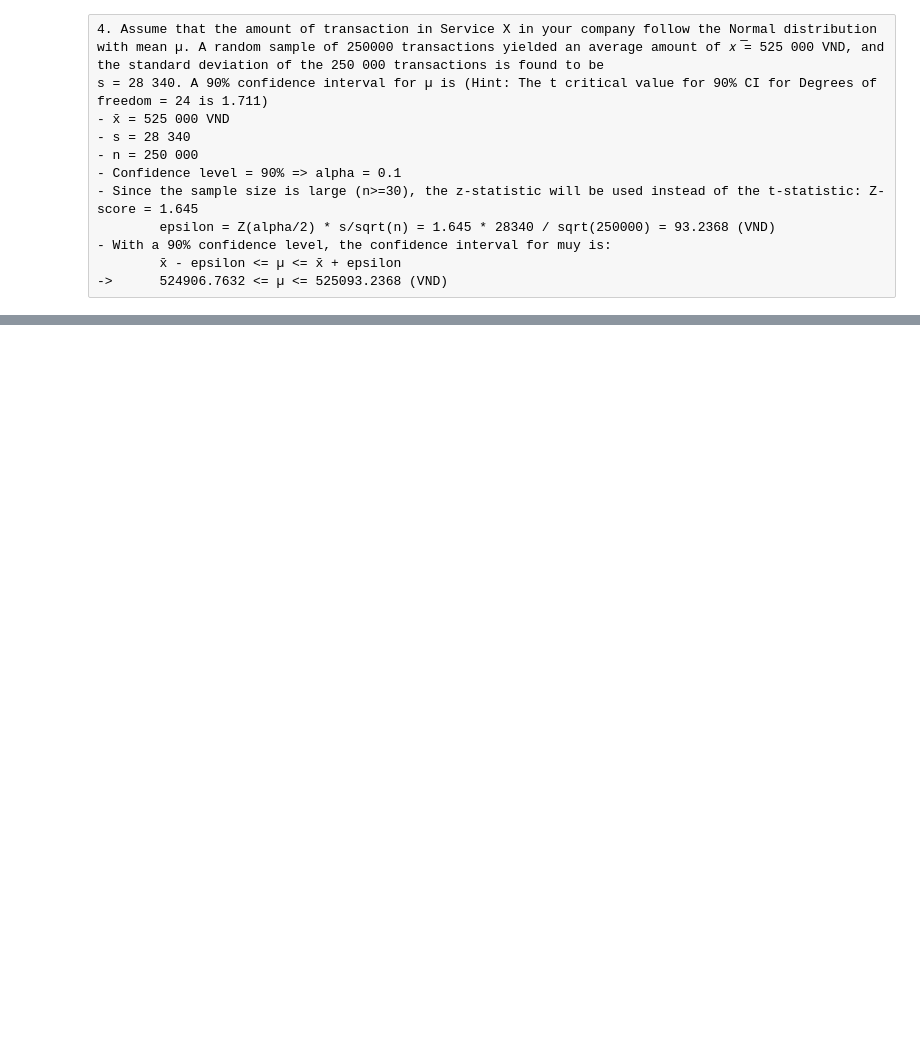
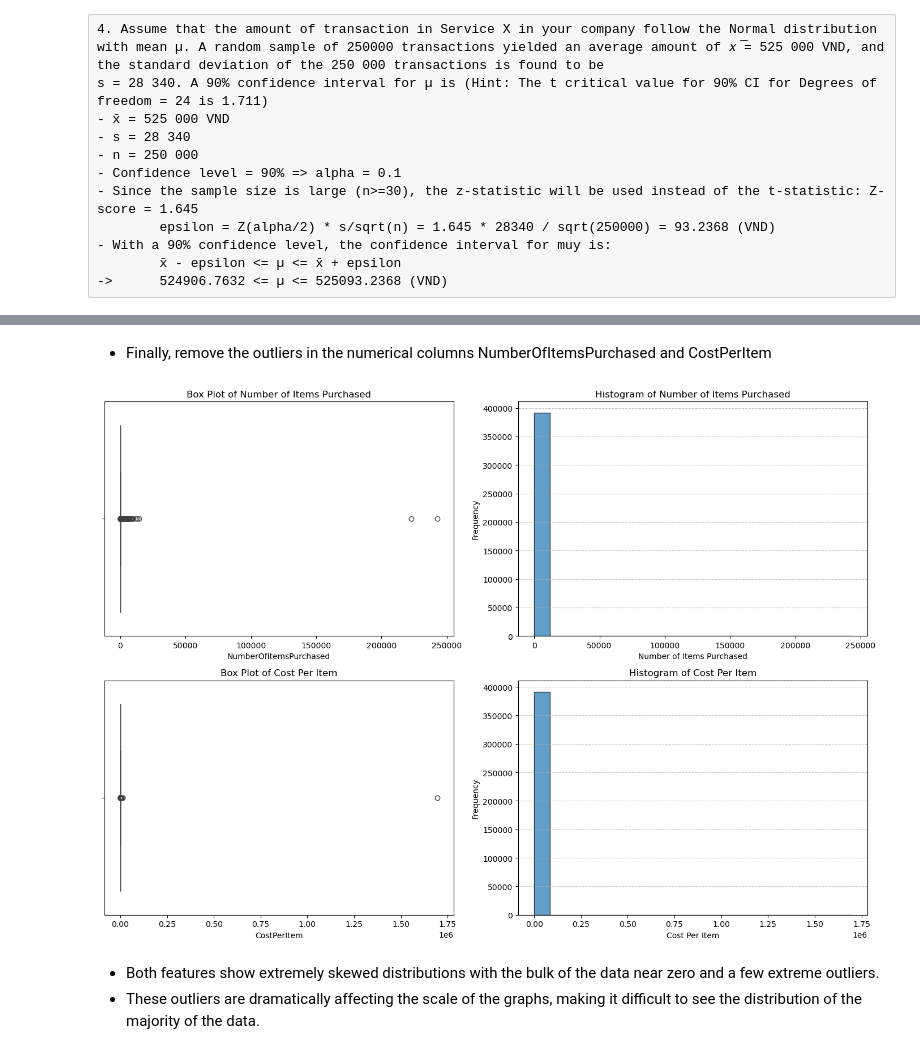
Before and after one commit to VietDucFCB/PythonForDS, a Jupyter notebook: lab2.ipynb, the cells around one changed output, grey strips where cells are left out. Saved outputs shown, nothing was run; the diff lists cells and outputs as text; code cells hidden in the pictures; blank space fills up the shorter version.

```diff
--- a/lab2.ipynb
+++ b/lab2.ipynb
@@ -77,0 +147,5 @@ s = 28 340. A 90% confidence interval for µ is (Hint: The t critical value for
+# %%
+# Create a new data frame to store the rows with missing UserId
+df_missing_userId = df[df["UserId"] == -1]
+# df1 stores the remaining dataset
+df1 = df[df["UserId"] != -1]
@@ -77,0 +172,7 @@ s = 28 340. A 90% confidence interval for µ is (Hint: The t critical value for
+# %%
+from datetime import datetime
+
+df1['TransactionTime'] = df1['TransactionTime'].apply(lambda x: datetime.strptime(x, "%a %b %d %H:%M:%S IST %Y"))
+# Formatting the date to desired format
+df1['TransactionTime'] = df1['TransactionTime'].apply(lambda x: x.strftime("%Y-%m-%d %H:%M:%S"))
+df1
@@ -77,0 +205,3 @@ s = 28 340. A 90% confidence interval for µ is (Hint: The t critical value for
+# %%
+df1['TransactionTime'] = pd.to_datetime(df['TransactionTime'])
+df1 = df1[df1['TransactionTime'].dt.year != 2028]
@@ -77,0 +222,4 @@ s = 28 340. A 90% confidence interval for µ is (Hint: The t critical value for
+# %%
+df1 = df1[df1["NumberOfItemsPurchased"] > 0]
+df1 = df1[df1["CostPerItem"] > 0]
+df1
@@ -77,0 +240,39 @@ s = 28 340. A 90% confidence interval for µ is (Hint: The t critical value for
+# %% [markdown]
+- Finally, remove the outliers in the numerical columns NumberOfItemsPurchased and CostPerItem
+# %%
+import seaborn as sns
+import matplotlib.pyplot as plt
+
+# Create the figure with 2 rows and 2 columns
+fig, axes = plt.subplots(2, 2, figsize=(14, 10))  # 2x2 grid of subplots
+
+# Box plot for NumberOfItemsPurchased (top-left)
+sns.boxplot(data=df1, x='NumberOfItemsPurchased', ax=axes[0, 0])
+axes[0, 0].set_title('Box Plot of Number of Items Purchased')
+
+# Histogram for NumberOfItemsPurchased (top-right)
+axes[0, 1].hist(df1['NumberOfItemsPurchased'], bins=20, edgecolor='black', alpha=0.7)
+axes[0, 1].set_title('Histogram of Number of Items Purchased')
+axes[0, 1].set_xlabel('Number of Items Purchased')
+axes[0, 1].set_ylabel('Frequency')
+axes[0, 1].grid(axis='y', linestyle='--', alpha=0.7)
+
+# Box plot for CostPerItem (bottom-left)
+sns.boxplot(data=df1, x='CostPerItem', ax=axes[1, 0])
+axes[1, 0].set_title('Box Plot of Cost Per Item')
+
+# Histogram for CostPerItem (bottom-right)
+axes[1, 1].hist(df1['CostPerItem'], bins=20, edgecolor='black', alpha=0.7)
+axes[1, 1].set_title('Histogram of Cost Per Item')
+axes[1, 1].set_xlabel('Cost Per Item')
+axes[1, 1].set_ylabel('Frequency')
+axes[1, 1].grid(axis='y', linestyle='--', alpha=0.7)
+
+# Adjust layout to prevent overlap
+plt.tight_layout()
+plt.show()
+# %% [output]
+[figure, added]
+# %% [markdown]
+- Both features show extremely skewed distributions with the bulk of the data near zero and a few extreme outliers.
+- These outliers are dramatically affecting the scale of the graphs, making it difficult to see the distribution of the majority of the data.
```
Also changed, not shown: parts of 29 cells of this notebook.
